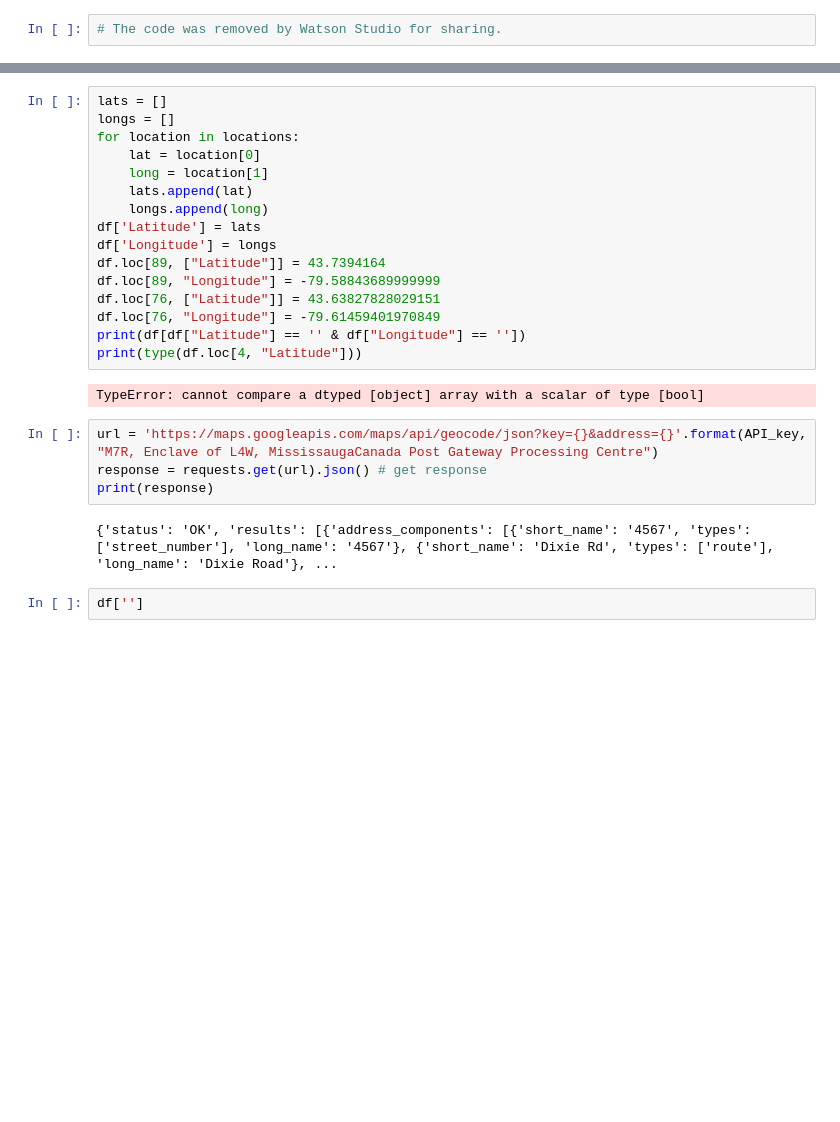
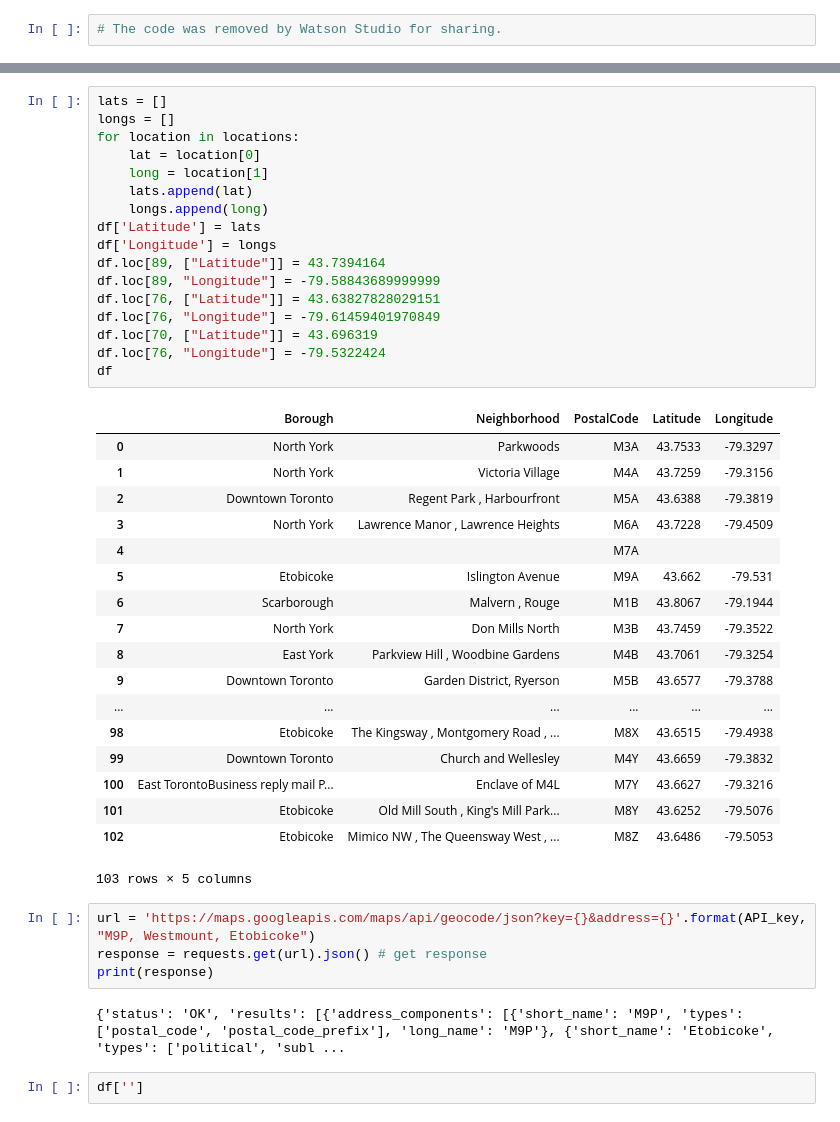
Before and after one commit to hksinha11/Coursera-capstone-project, a Jupyter notebook: Toronto Neighborhood Clustering .ipynb, the cells around one changed output, grey strips where cells are left out. Cells and saved outputs as stored; diff of their text form; blank space fills up the shorter version.

```diff
--- a/Toronto Neighborhood Clustering .ipynb
+++ b/Toronto Neighborhood Clustering .ipynb
@@ -106,26 +104,44 @@ for idx in range(len(postal_codes)):
 # %%
 lats = []
 longs = []
 for location in locations:
     lat = location[0]
     long = location[1]
     lats.append(lat)
     longs.append(long)
 df['Latitude'] = lats
 df['Longitude'] = longs
 df.loc[89, ["Latitude"]] = 43.7394164
 df.loc[89, "Longitude"] = -79.58843689999999
 df.loc[76, ["Latitude"]] = 43.63827828029151
 df.loc[76, "Longitude"] = -79.61459401970849
-print(df[df["Latitude"] == '' & df["Longitude"] == ''])
-print(type(df.loc[4, "Latitude"]))
+df.loc[70, ["Latitude"]] = 43.696319
+df.loc[76, "Longitude"] = -79.5322424
+df
 # %% [output]
+|  | Borough | Neighborhood | PostalCode | Latitude | Longitude |
+| 0 | North York | Parkwoods | M3A | 43.7533 | -79.3297 |
+| 1 | North York | Victoria Village | M4A | 43.7259 | -79.3156 |
+| 2 | Downtown Toronto | Regent Park , Harbourfront | M5A | 43.6388 | -79.3819 |
+| 3 | North York | Lawrence Manor , Lawrence Heights | M6A | 43.7228 | -79.4509 |
+| 4 |  |  | M7A |  |  |
+| 5 | Etobicoke | Islington Avenue | M9A | 43.662 | -79.531 |
+| 6 | Scarborough | Malvern , Rouge | M1B | 43.8067 | -79.1944 |
+| 7 | North York | Don Mills North | M3B | 43.7459 | -79.3522 |
+| 8 | East York | Parkview Hill , Woodbine Gardens | M4B | 43.7061 | -79.3254 |
+| 9 | Downtown Toronto | Garden District, Ryerson | M5B | 43.6577 | -79.3788 |
+| ... | ... | ... | ... | ... | ... |
+| 98 | Etobicoke | The Kingsway , Montgomery Road , ... | M8X | 43.6515 | -79.4938 |
+| 99 | Downtown Toronto | Church and Wellesley | M4Y | 43.6659 | -79.3832 |
+| 100 | East TorontoBusiness reply mail P... | Enclave of M4L | M7Y | 43.6627 | -79.3216 |
+| 101 | Etobicoke | Old Mill South , King's Mill Park... | M8Y | 43.6252 | -79.5076 |
+| 102 | Etobicoke | Mimico NW , The Queensway West , ... | M8Z | 43.6486 | -79.5053 |
-TypeError: cannot compare a dtyped [object] array with a scalar of type [bool]
+103 rows × 5 columns
 # %%
-url = 'https://maps.googleapis.com/maps/api/geocode/json?key={}&address={}'.format(API_key, "M7R, Enclave of L4W, MississaugaCanada Post Gateway Processing Centre")
+url = 'https://maps.googleapis.com/maps/api/geocode/json?key={}&address={}'.format(API_key, "M9P, Westmount, Etobicoke")
 response = requests.get(url).json() # get response
 print(response)
 # %% [output]
-{'status': 'OK', 'results': [{'address_components': [{'short_name': '4567', 'types': ['street_number'], 'long_name': '4567'}, {'short_name': 'Dixie Rd', 'types': ['route'], 'long_name': 'Dixie Road'}, ...
+{'status': 'OK', 'results': [{'address_components': [{'short_name': 'M9P', 'types': ['postal_code', 'postal_code_prefix'], 'long_name': 'M9P'}, {'short_name': 'Etobicoke', 'types': ['political', 'subl ...
 # %%
 df['']
```
Also changed, not shown: parts of 1 cell of this notebook.
